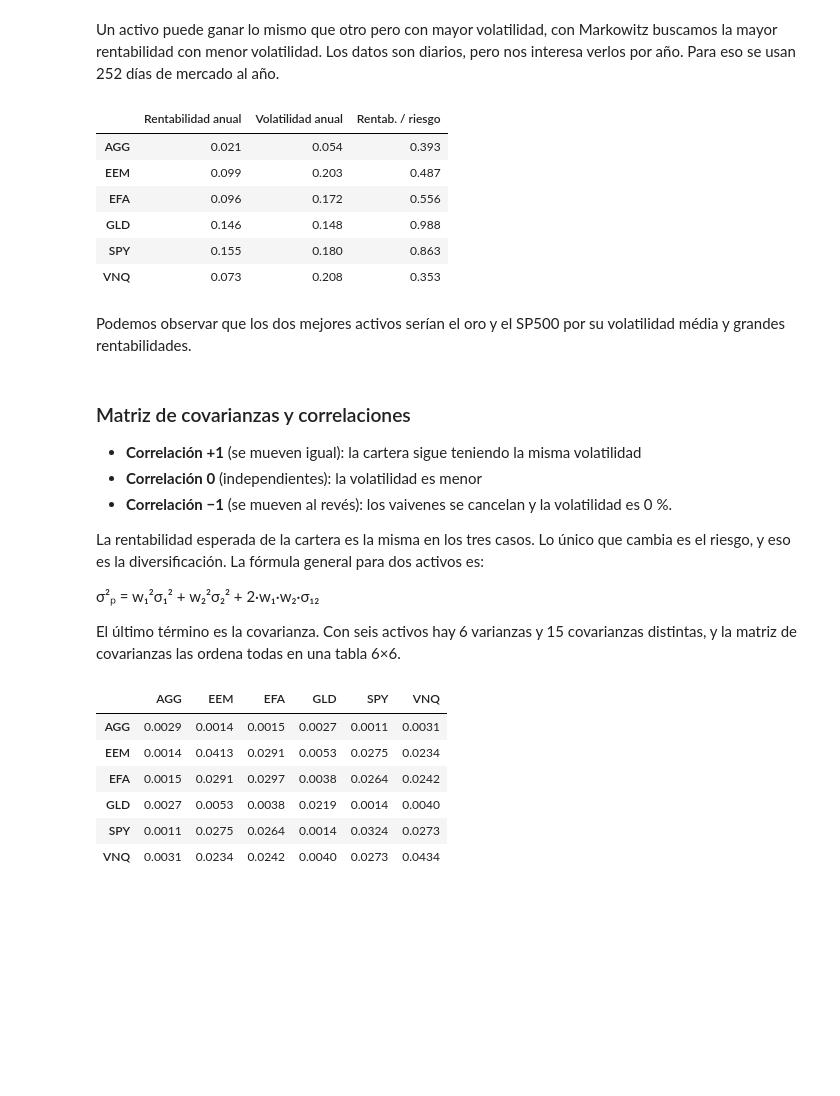
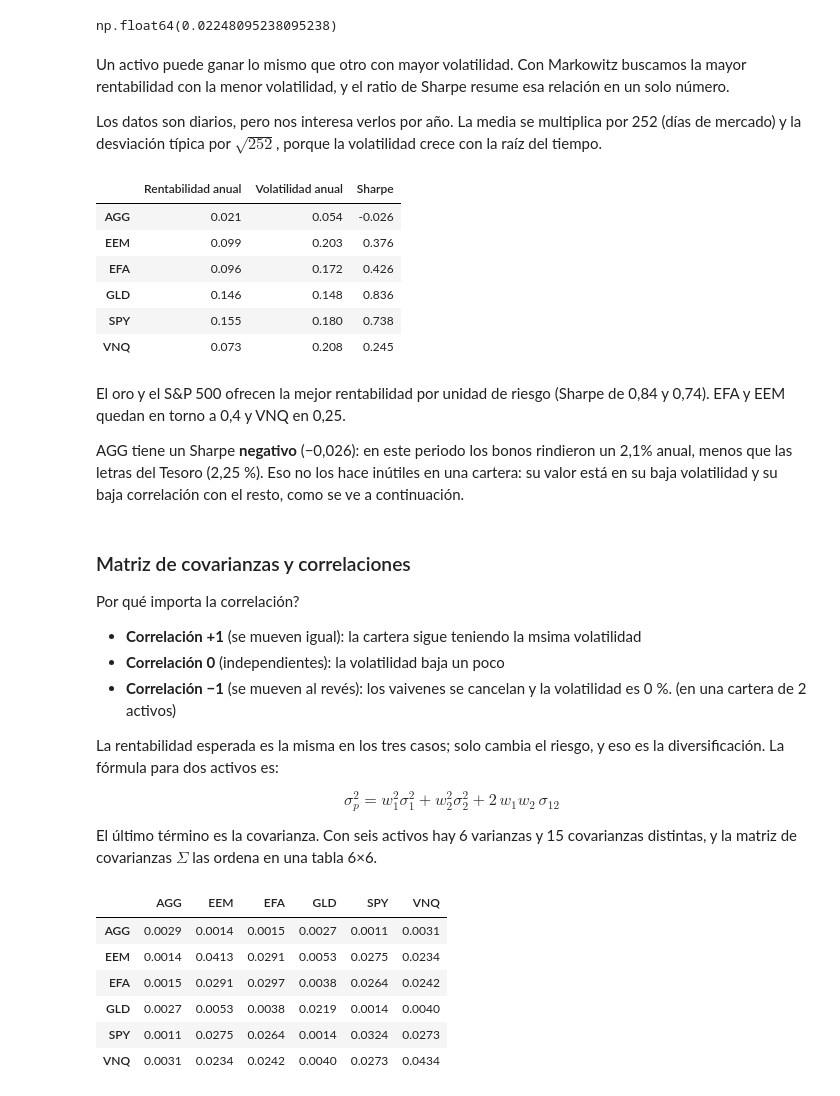
Before and after one commit to mnayala100/proyecto-cartera-markowitz, a Jupyter notebook: notebooks/02_rentabilidades.ipynb, the cells around one changed output. Drawn from its saved outputs; the diff is of its cells as text; code cells hidden in the pictures; blank space fills up the shorter version.

Commit message:
Terminé el sharp ratio

```diff
--- a/notebooks/02_rentabilidades.ipynb
+++ b/notebooks/02_rentabilidades.ipynb
@@ -31,41 +41,56 @@ rentabilidades.head()
+# %%
+tbill = pd.read_csv("../data/DGS3MO.csv", index_col=0, parse_dates=True).iloc[:, 0]
+tbill = pd.to_numeric(tbill, errors="coerce")
+
+# Media de la tasa en el mismo periodo que mis precios, en tanto por uno
+rf_hist = tbill.loc[precios.index.min():precios.index.max()].mean() / 100
+rf_hist
+# %% [output]
+np.float64(0.02248095238095238)
 # %% [markdown]
-Un activo puede ganar lo mismo que otro pero con mayor volatilidad, con Markowitz buscamos la mayor rentabilidad con menor volatilidad. Los datos son diarios, pero nos interesa verlos por año. Para eso se usan 252 días de mercado al año.
+Un activo puede ganar lo mismo que otro con mayor volatilidad. Con Markowitz buscamos la mayor rentabilidad con la menor volatilidad, y el ratio de Sharpe resume esa relación en un solo número.
+
+Los datos son diarios, pero nos interesa verlos por año. La media se multiplica por 252 (días de mercado) y la desviación típica por $\sqrt{252}$, porque la volatilidad crece con la raíz del tiempo.
 # %%
 # Anualizo con 252 días de mercado al año
 rentabilidad_anual = rentabilidades.mean() * 252
 volatilidad_anual = rentabilidades.std() * (252 ** 0.5) # la desviación típica escala con la raíz del tiempo
 
 resumen = pd.DataFrame({
     "Rentabilidad anual": rentabilidad_anual,
     "Volatilidad anual": volatilidad_anual,
 })
 
-# Premio por unidad de susto
-resumen["Rentab. / riesgo"] = resumen["Rentabilidad anual"] / resumen["Volatilidad anual"]
+# Ratio de Sharpe: rentabilidad por encima de la tasa libre de riesgo, por unidad de volatilidad
+resumen["Sharpe"] = (resumen["Rentabilidad anual"] - rf_hist) / resumen["Volatilidad anual"]
 
 resumen.round(3)
 # %% [output]
-|  | Rentabilidad anual | Volatilidad anual | Rentab. / riesgo |
-| AGG | 0.021 | 0.054 | 0.393 |
-| EEM | 0.099 | 0.203 | 0.487 |
-| EFA | 0.096 | 0.172 | 0.556 |
-| GLD | 0.146 | 0.148 | 0.988 |
-| SPY | 0.155 | 0.180 | 0.863 |
-| VNQ | 0.073 | 0.208 | 0.353 |
+|  | Rentabilidad anual | Volatilidad anual | Sharpe |
+| AGG | 0.021 | 0.054 | -0.026 |
+| EEM | 0.099 | 0.203 | 0.376 |
+| EFA | 0.096 | 0.172 | 0.426 |
+| GLD | 0.146 | 0.148 | 0.836 |
+| SPY | 0.155 | 0.180 | 0.738 |
+| VNQ | 0.073 | 0.208 | 0.245 |
 # %% [markdown]
-Podemos observar que los dos mejores activos serían el oro y el SP500 por su volatilidad média y grandes rentabilidades.
+El oro y el S&P 500 ofrecen la mejor rentabilidad por unidad de riesgo (Sharpe de 0,84 y 0,74). EFA y EEM quedan en torno a 0,4 y VNQ en 0,25.
+
+AGG tiene un Sharpe **negativo** (−0,026): en este periodo los bonos rindieron un 2,1% anual, menos que las letras del Tesoro (2,25 %). Eso no los hace inútiles en una cartera: su valor está en su baja volatilidad y su baja correlación con el resto, como se ve a continuación.
 # %% [markdown]
 ### Matriz de covarianzas y correlaciones
 
-- **Correlación +1** (se mueven igual): la cartera sigue teniendo la misma volatilidad
-- **Correlación 0** (independientes): la volatilidad es menor
-- **Correlación −1** (se mueven al revés): los vaivenes se cancelan y la volatilidad es 0 %.
+Por qué importa la correlación?
 
-La rentabilidad esperada de la cartera es la misma en los tres casos. Lo único que cambia es el riesgo, y eso es la diversificación. La fórmula general para dos activos es:
+- **Correlación +1** (se mueven igual): la cartera sigue teniendo la msima volatilidad
+- **Correlación 0** (independientes): la volatilidad baja un poco
+- **Correlación −1** (se mueven al revés): los vaivenes se cancelan y la volatilidad es 0 %. (en una cartera de 2 activos)
 
-σ²ₚ = w₁²σ₁² + w₂²σ₂² + 2·w₁·w₂·σ₁₂
+La rentabilidad esperada es la misma en los tres casos; solo cambia el riesgo, y eso es la diversificación. La fórmula para dos activos es:
 
-El último término es la covarianza. Con seis activos hay 6 varianzas y 15 covarianzas distintas, y la matriz de covarianzas las ordena todas en una tabla 6×6.
+$$\sigma_p^2 = w_1^2\sigma_1^2 + w_2^2\sigma_2^2 + 2\,w_1 w_2\,\sigma_{12}$$
+
+El último término es la covarianza. Con seis activos hay 6 varianzas y 15 covarianzas distintas, y la matriz de covarianzas $\Sigma$ las ordena en una tabla 6×6.
 # %%
 # Covarianza anualizada (escala como la varianza: × 252, NO × raíz de 252)
 cov_anual = rentabilidades.cov() * 252
```
Also changed, not shown: parts of 8 cells of this notebook, 8 other files.
